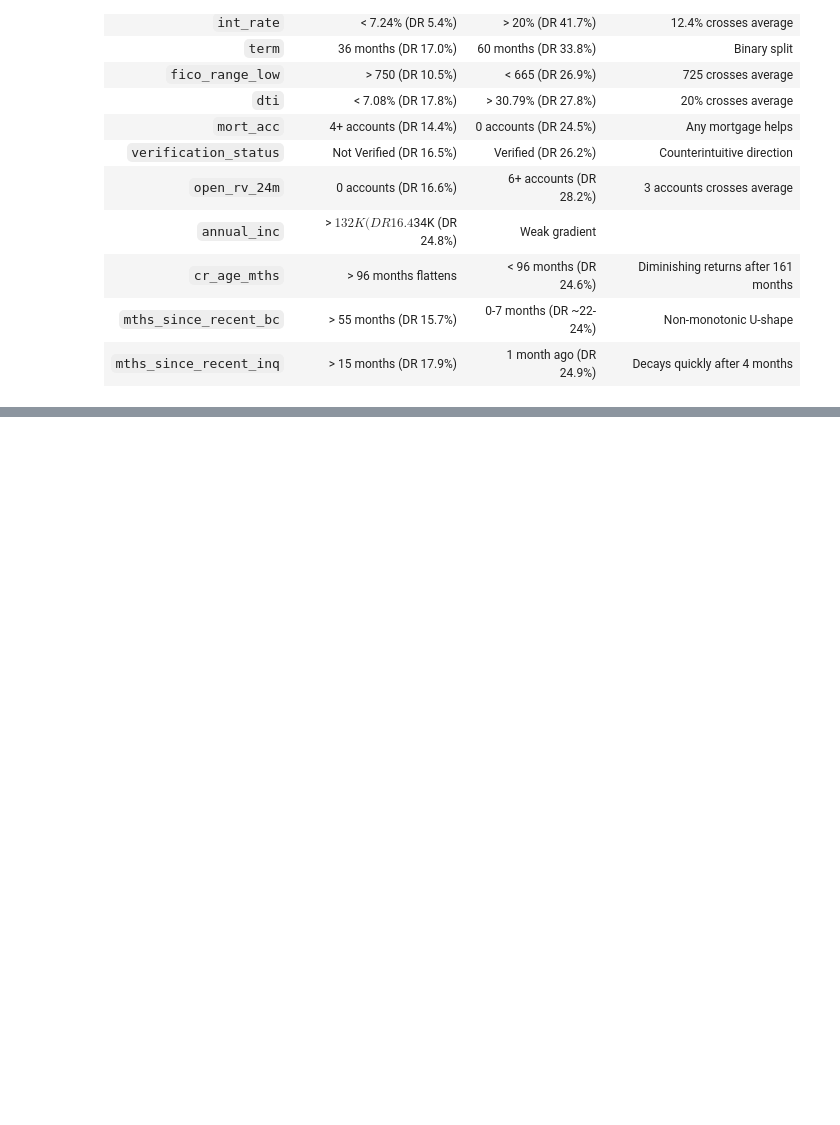
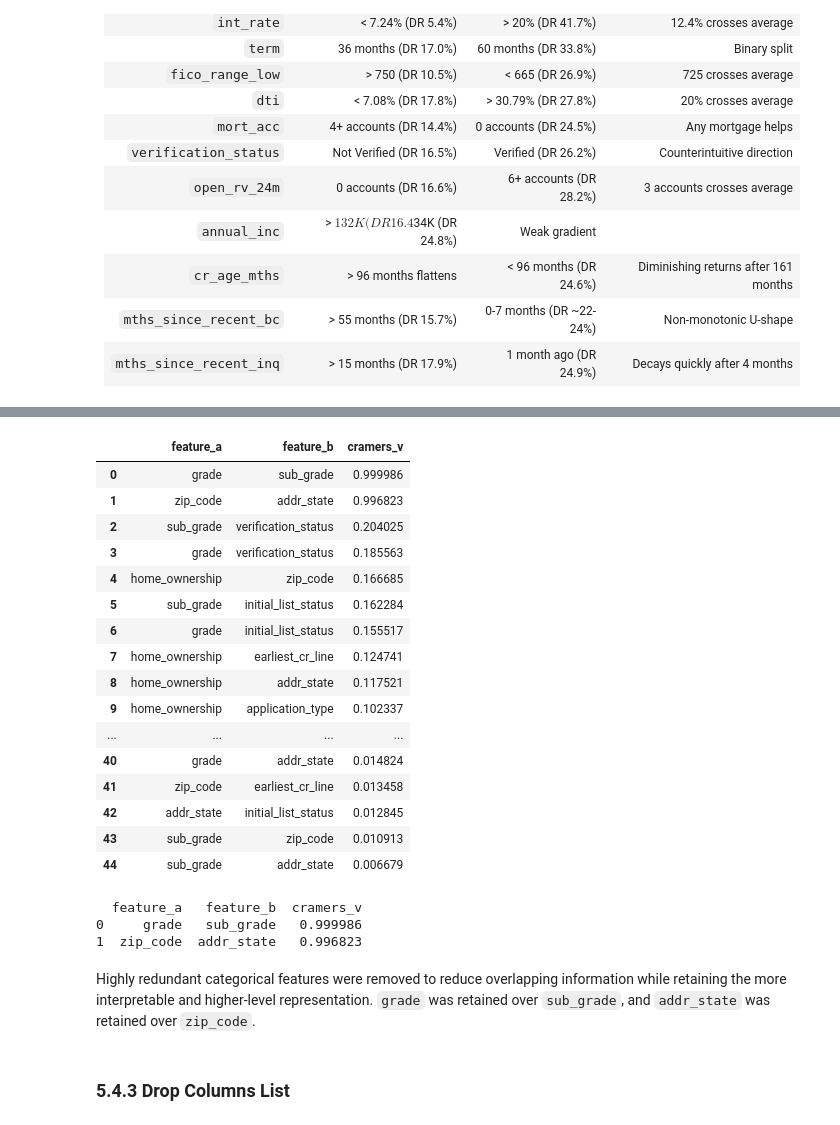
Before and after one commit to adhitizki/lending-club-credit-risk, a Jupyter notebook: notebook/eda/05-eda-risk-drivers.ipynb, the cells around one changed output, grey strips where cells are left out. Saved outputs shown, nothing was run; the diff lists cells and outputs as text; code cells hidden in the pictures; blank space fills up the shorter version.

```diff
--- a/notebook/eda/05-eda-risk-drivers.ipynb
+++ b/notebook/eda/05-eda-risk-drivers.ipynb
@@ -1007,0 +1138,5 @@ fig.show()
+# %%
+for f,d in df.collect_schema().items():
+    print(not d.is_numeric())
+
+    break
@@ -1007,0 +1145,9 @@ fig.show()
+# %%
+cat_features = [f
+                for f,d in df.collect_schema().items()
+                if not d.is_numeric()]
+
+cat_features.remove("issue_d")
+cat_features.remove("loan_status")
+
+cat_features
@@ -1007,0 +1165,53 @@ fig.show()
+# %%
+from itertools import combinations
+
+# Keep Polars as the main data structure
+cat_df = (
+    df
+    .select(cat_features)
+    .collect()
+    .to_pandas()
+)
+
+results = []
+
+for feature_a, feature_b in tqdm(combinations(cat_features, 2)):
+    v = cramers_v(cat_df[feature_a], cat_df[feature_b])
+
+    results.append({
+        "feature_a": feature_a,
+        "feature_b": feature_b,
+        "cramers_v": v,
+    })
+
+cramers_df = (
+    pd.DataFrame(results)
+    .sort_values("cramers_v", ascending=False)
+    .reset_index(drop=True)
+)
+
+cramers_df
+# %% [output]
+|  | feature_a | feature_b | cramers_v |
+| 0 | grade | sub_grade | 0.999986 |
+| 1 | zip_code | addr_state | 0.996823 |
+| 2 | sub_grade | verification_status | 0.204025 |
+| 3 | grade | verification_status | 0.185563 |
+| 4 | home_ownership | zip_code | 0.166685 |
+| 5 | sub_grade | initial_list_status | 0.162284 |
+| 6 | grade | initial_list_status | 0.155517 |
+| 7 | home_ownership | earliest_cr_line | 0.124741 |
+| 8 | home_ownership | addr_state | 0.117521 |
+| 9 | home_ownership | application_type | 0.102337 |
+| ... | ... | ... | ... |
+| 40 | grade | addr_state | 0.014824 |
+| 41 | zip_code | earliest_cr_line | 0.013458 |
+| 42 | addr_state | initial_list_status | 0.012845 |
+| 43 | sub_grade | zip_code | 0.010913 |
+| 44 | sub_grade | addr_state | 0.006679 |
+# %%
+print(cramers_df[cramers_df["cramers_v"]>0.7])
+# %% [output]
+  feature_a   feature_b  cramers_v
+0     grade   sub_grade   0.999986
+1  zip_code  addr_state   0.996823
@@ -1007,0 +1220,4 @@ fig.show()
+# %% [markdown]
+Highly redundant categorical features were removed to reduce overlapping information while retaining the more interpretable and higher-level representation. `grade` was retained over `sub_grade`, and `addr_state` was retained over `zip_code`.
+# %% [markdown]
+### 5.4.3 Drop Columns List
```
Also changed, not shown: parts of 16 cells of this notebook.
